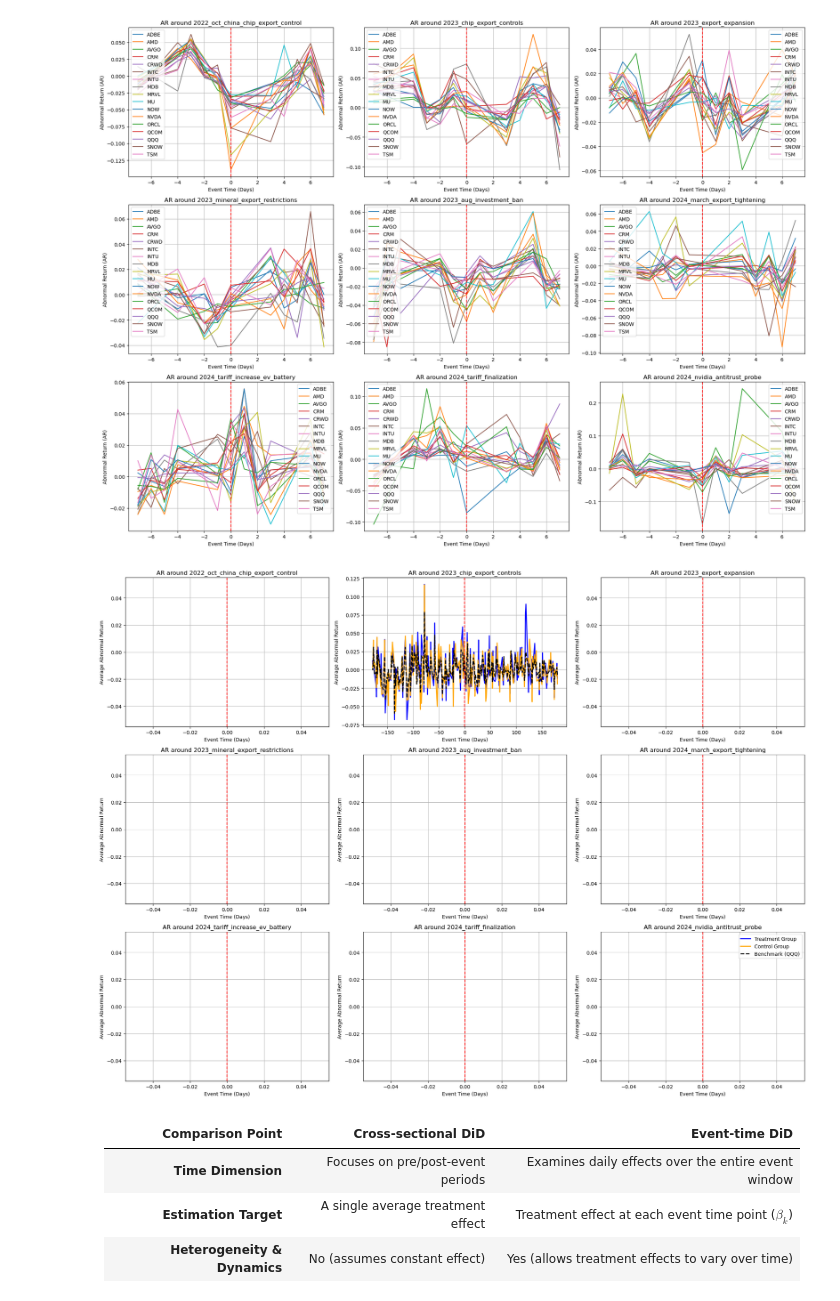
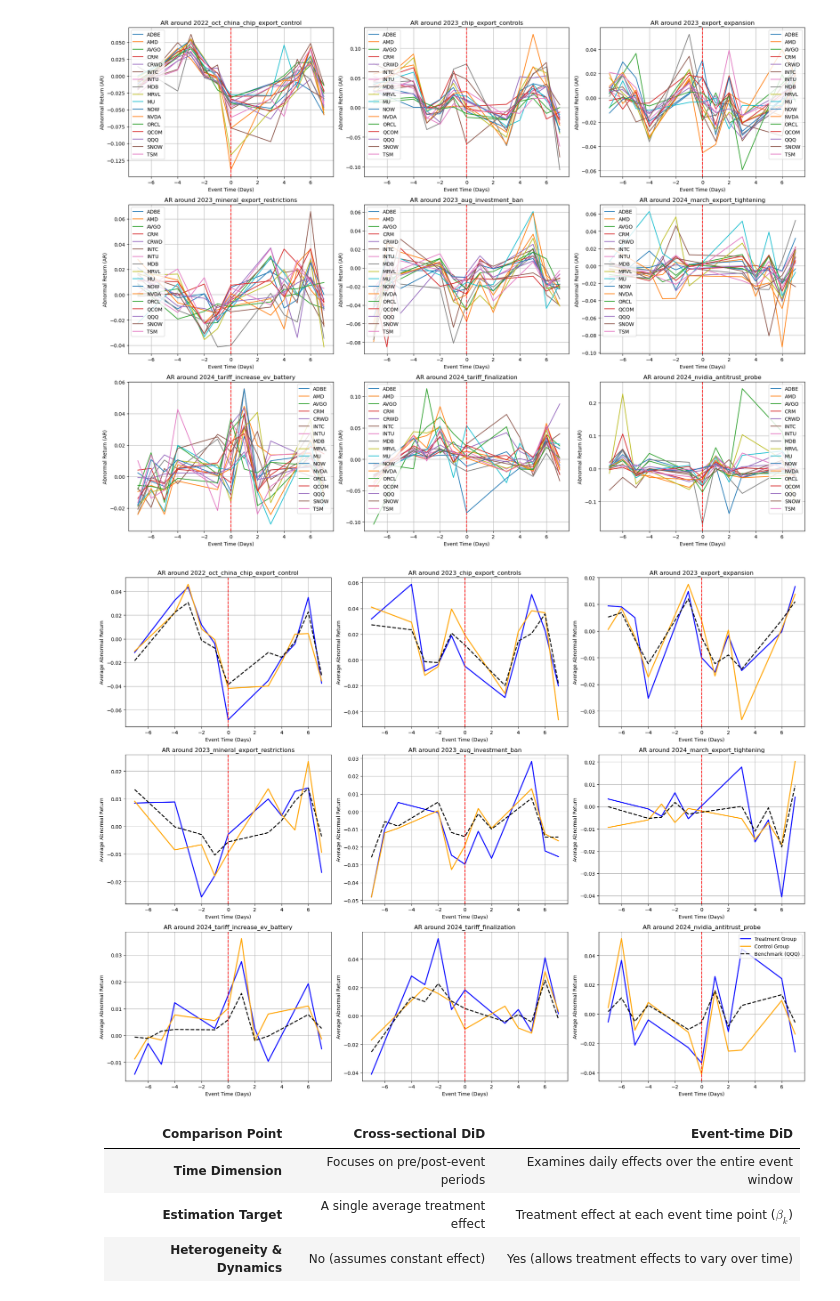
Before and after one commit to CynthiaShiyue/IDS701_Causal_Report_Project, a Jupyter notebook: DataAnalysis.ipynb, the cells around one changed output. Saved outputs shown, nothing was run; the diff lists cells and outputs as text; code cells hidden in the pictures.

Commit message:
2022 new impactful

```diff
--- a/DataAnalysis.ipynb
+++ b/DataAnalysis.ipynb
@@ -265,7 +265,7 @@ import seaborn as sns
 import pandas as pd
 
 # === Load data ===
-data = pd.read_csv("impact_df.csv")
+data = pd.read_csv("final_df.csv")
 
 # === Define groups ===
 # Treatment Group (Hardware-dependent AI companies)
@@ -312,38 +312,38 @@ for i, (event_id, event_date) in enumerate(event_dict.items()):
     # For this event, extract ±15 days data
     event_df = data[
         (data['event_id'] == event_id) &
-        (data['event_time'].between(-180, 180))
+        (data['event_time'].between(-15, 15))
     ]
 
     # Compute group means
     treatment_df = event_df[event_df['ticker'].isin(treatment_group)].groupby('event_time')["abnormal_return"].mean()
     control_df = event_df[event_df['ticker'].isin(control_group)].groupby('event_time')["abnormal_return"].mean()
     benchmark_df = event_df[event_df['ticker'] == benchmark].groupby('event_time')["abnormal_return"].mean()
 
     # Plot
     treatment_df.plot(ax=ax, label="Treatment Group", color="blue", linewidth=2)
     control_df.plot(ax=ax, label="Control Group", color="orange", linewidth=2)
     benchmark_df.plot(ax=ax, label="Benchmark (QQQ)", color="black", linestyle="--", linewidth=2)
 
     ax.axvline(0, color='red', linestyle='--')
     ax.set_title(f"AR around {event_id}", fontsize=12)
     ax.set_xlabel("Event Time (Days)")
     ax.set_ylabel("Average Abnormal Return")
     ax.grid(True)
 
 # Global legend
 handles, labels = ax.get_legend_handles_labels()
 axes[-1].legend(handles, labels, loc='upper right')
 
 # Remove empty subplots
 if len(event_dict) < len(axes):
     for j in range(len(event_dict), len(axes)):
         fig.delaxes(axes[j])
 
 plt.tight_layout()
 plt.show()
 # %% [output]
-[figure, old version]
+[figure, new version]
 # %% [markdown]
 | Comparison Point       | Cross-sectional DiD               | Event-time DiD                          |
 |------------------------|-----------------------------------|-----------------------------------------|
```
Also changed, not shown: parts of 2 cells of this notebook, 4 other files.
